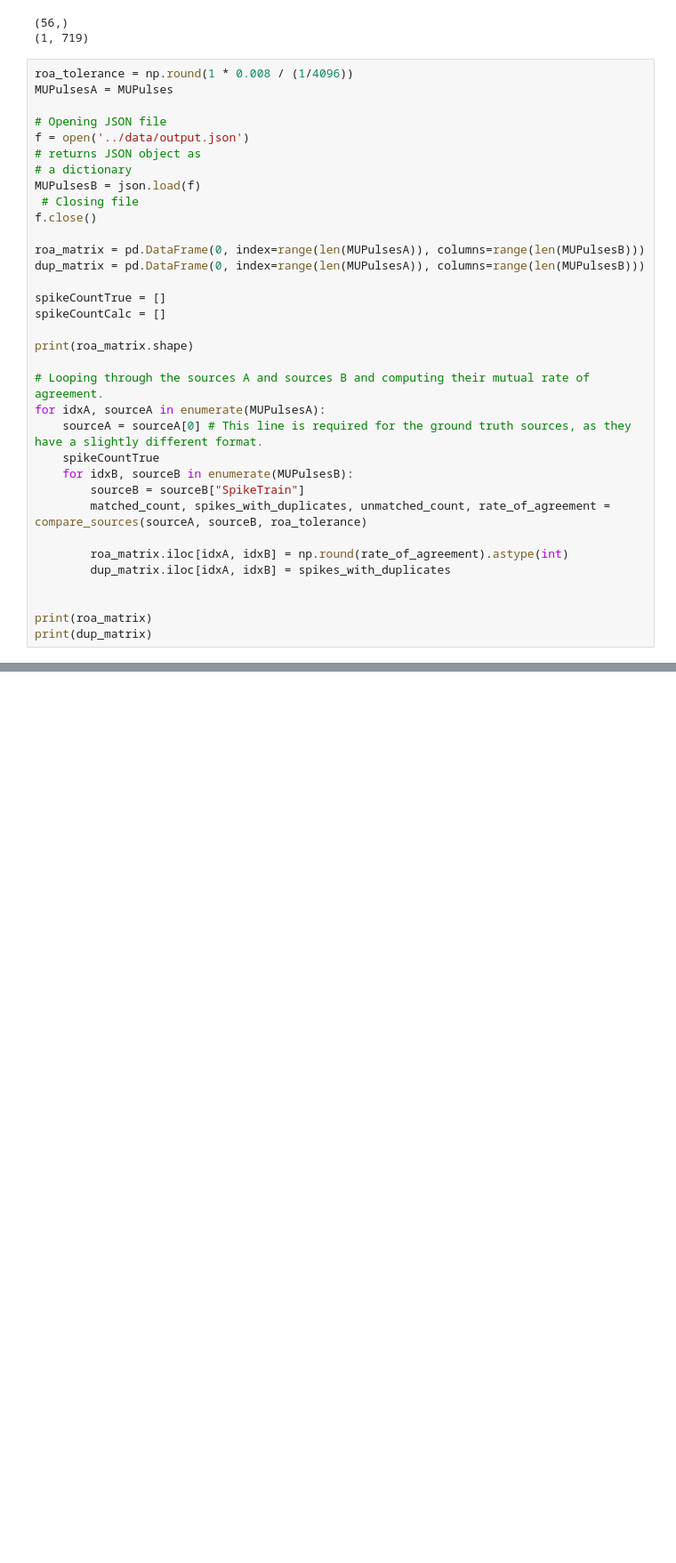
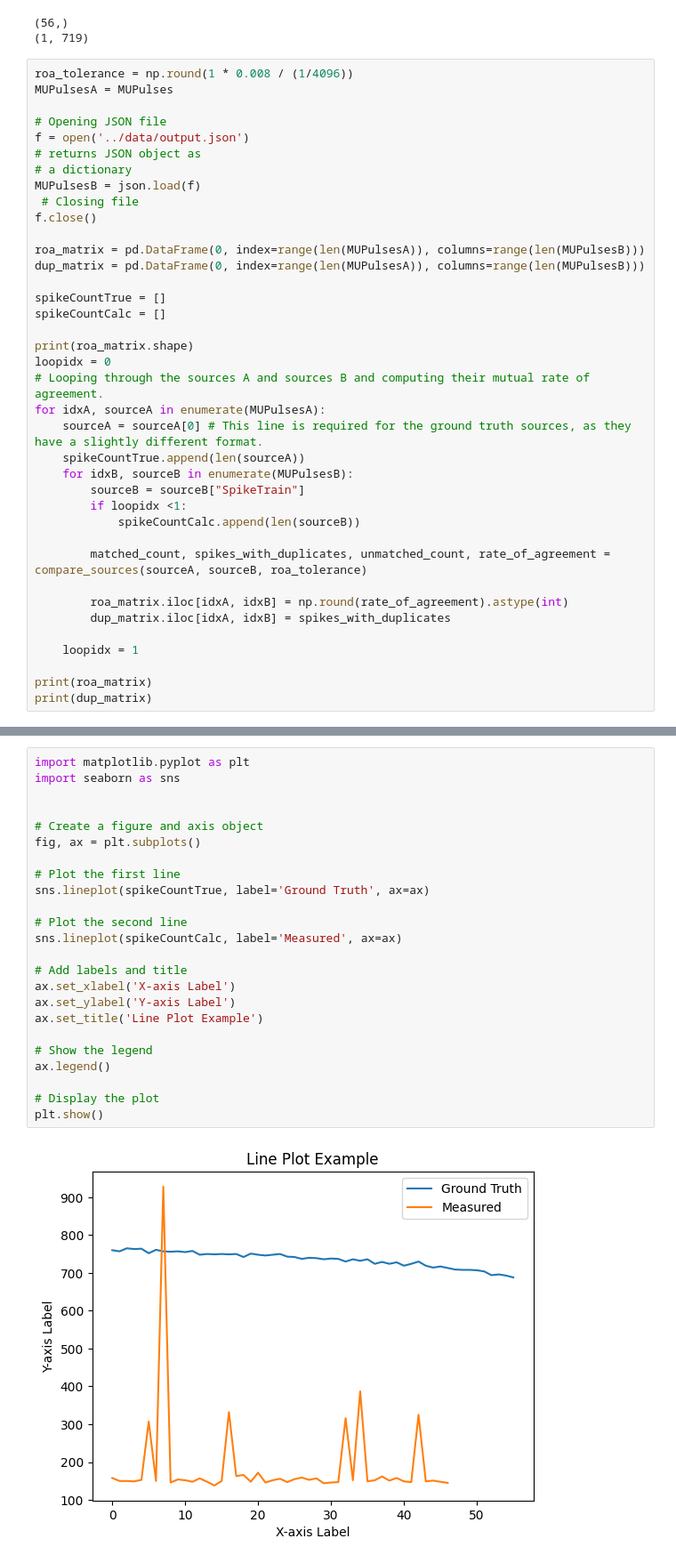
Before and after one commit to DanielFasel/realtime-emg-batch-decomposition, a Jupyter notebook: algorithm_evaluation/batch_decomp_algorithm_comparision.ipynb, the cells around one changed output, grey strips where cells are left out. Shown at 89% size. Drawn from its saved outputs; the diff is of its cells as text; blank space fills up the shorter version.

```diff
--- a/algorithm_evaluation/batch_decomp_algorithm_comparision.ipynb
+++ b/algorithm_evaluation/batch_decomp_algorithm_comparision.ipynb
@@ -112,18 +113,22 @@ spikeCountTrue = []
 spikeCountCalc = []
 
 print(roa_matrix.shape)
-
+loopidx = 0
 # Looping through the sources A and sources B and computing their mutual rate of agreement.
 for idxA, sourceA in enumerate(MUPulsesA):
     sourceA = sourceA[0] # This line is required for the ground truth sources, as they have a slightly different format.
-    spikeCountTrue
+    spikeCountTrue.append(len(sourceA))
     for idxB, sourceB in enumerate(MUPulsesB):
         sourceB = sourceB["SpikeTrain"]
+        if loopidx <1:
+            spikeCountCalc.append(len(sourceB))
+
         matched_count, spikes_with_duplicates, unmatched_count, rate_of_agreement = compare_sources(sourceA, sourceB, roa_tolerance)
 
         roa_matrix.iloc[idxA, idxB] = np.round(rate_of_agreement).astype(int)
         dup_matrix.iloc[idxA, idxB] = spikes_with_duplicates
 
+    loopidx = 1
 
 print(roa_matrix)
 print(dup_matrix)
@@ -147,0 +154,26 @@ Start
+# %%
+import matplotlib.pyplot as plt
+import seaborn as sns
+
+
+# Create a figure and axis object
+fig, ax = plt.subplots()
+
+# Plot the first line
+sns.lineplot(spikeCountTrue, label='Ground Truth', ax=ax)
+
+# Plot the second line
+sns.lineplot(spikeCountCalc, label='Measured', ax=ax)
+
+# Add labels and title
+ax.set_xlabel('X-axis Label')
+ax.set_ylabel('Y-axis Label')
+ax.set_title('Line Plot Example')
+
+# Show the legend
+ax.legend()
+
+# Display the plot
+plt.show()
+# %% [output]
+[figure, added]
```
Also changed, not shown: parts of 9 cells of this notebook, 1 other file.
